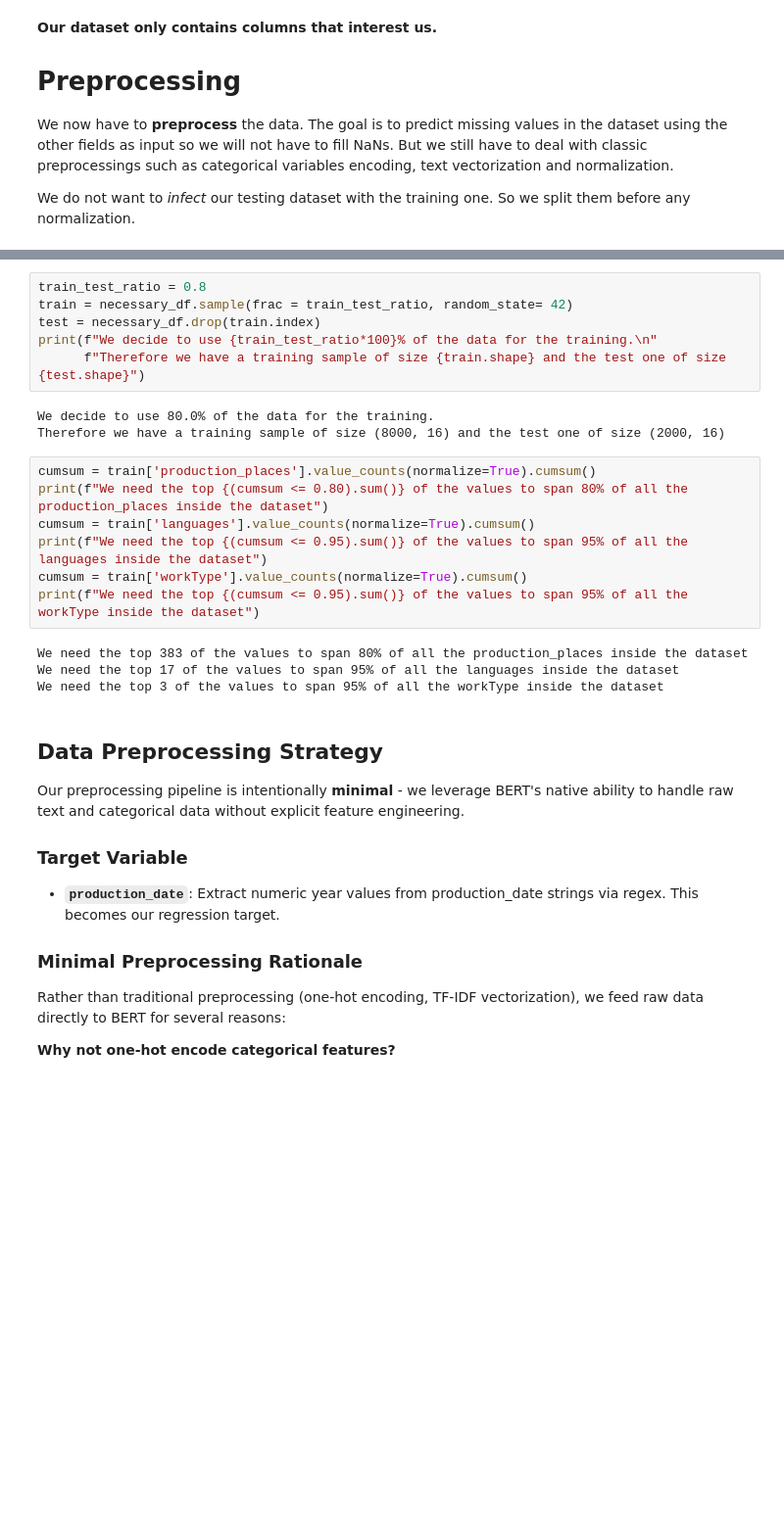
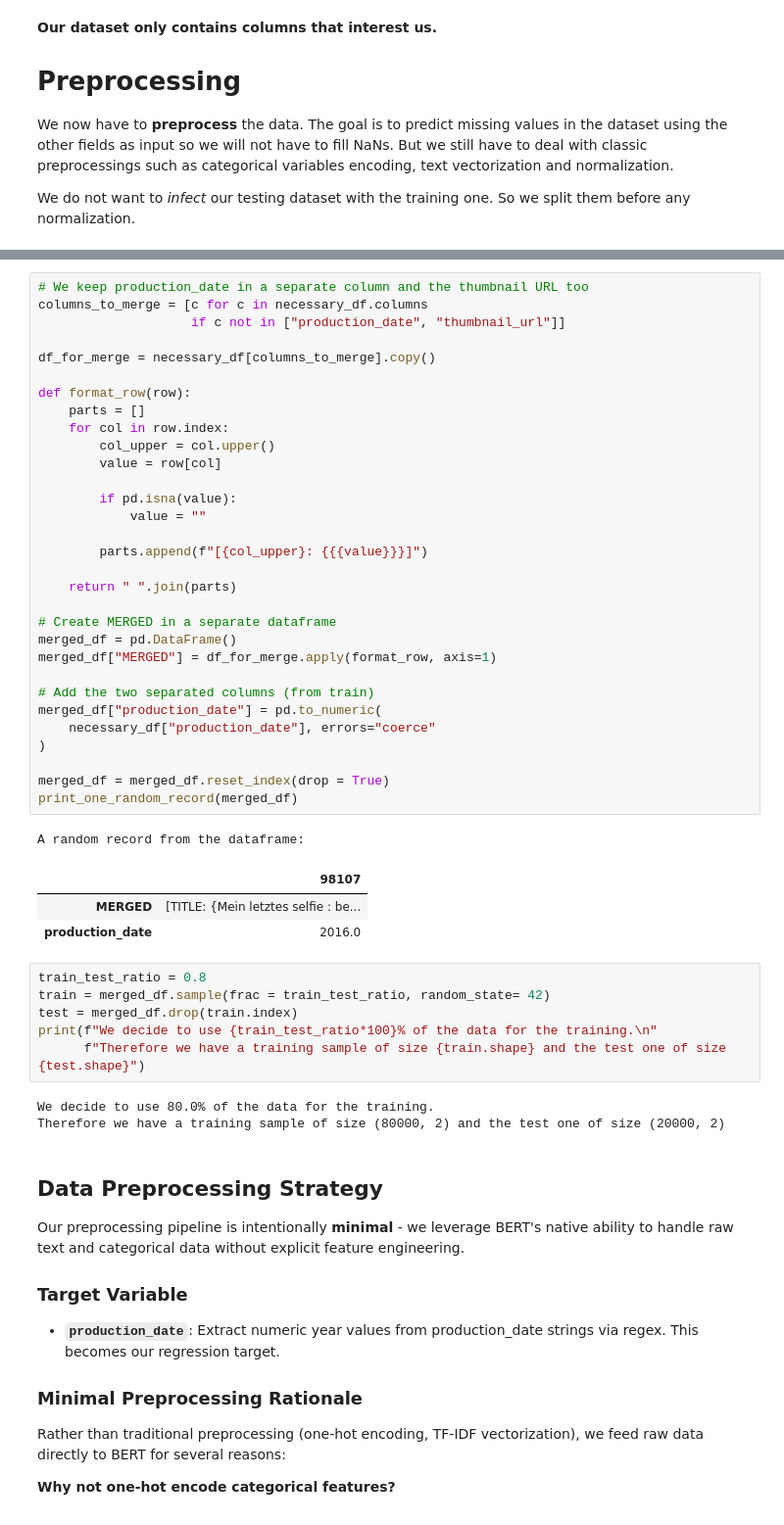
Before and after one commit to loulou413/WellcomeML, a Jupyter notebook: welcomecass.ipynb, the cells around one changed output, grey strips where cells are left out. Shown: that part at 98% size. Drawn from its saved outputs; the diff is of its cells as text; blank space fills up the shorter version.

```diff
--- a/welcomecass.ipynb
+++ b/welcomecass.ipynb
@@ -261,23 +307,48 @@ We do not want to _infect_ our testing dataset with the training one. So we spli
+# %%
+# We keep production_date in a separate column and the thumbnail URL too
+columns_to_merge = [c for c in necessary_df.columns
+                    if c not in ["production_date", "thumbnail_url"]]
+
+df_for_merge = necessary_df[columns_to_merge].copy()
+
+def format_row(row):
+    parts = []
+    for col in row.index:
+        col_upper = col.upper()
+        value = row[col]
+
+        if pd.isna(value):
+            value = ""
+
+        parts.append(f"[{col_upper}: {{{value}}}]")
+
+    return " ".join(parts)
+
+# Create MERGED in a separate dataframe
+merged_df = pd.DataFrame()
+merged_df["MERGED"] = df_for_merge.apply(format_row, axis=1)
+
+# Add the two separated columns (from train)
+merged_df["production_date"] = pd.to_numeric(
+    necessary_df["production_date"], errors="coerce"
+)
+
+merged_df = merged_df.reset_index(drop = True)
+print_one_random_record(merged_df)
+# %% [output]
+A random record from the dataframe:
+|  | 98107 |
+| MERGED | [TITLE: {Mein letztes selfie : be... |
+| production_date | 2016.0 |
 # %%
 train_test_ratio = 0.8
-train = necessary_df.sample(frac = train_test_ratio, random_state= 42)
-test = necessary_df.drop(train.index)
+train = merged_df.sample(frac = train_test_ratio, random_state= 42)
+test = merged_df.drop(train.index)
 print(f"We decide to use {train_test_ratio*100}% of the data for the training.\n"
       f"Therefore we have a training sample of size {train.shape} and the test one of size {test.shape}")
 # %% [output]
 We decide to use 80.0% of the data for the training.
-Therefore we have a training sample of size (8000, 16) and the test one of size (2000, 16)
+Therefore we have a training sample of size (80000, 2) and the test one of size (20000, 2)
-# %%
-cumsum = train['production_places'].value_counts(normalize=True).cumsum()
-print(f"We need the top {(cumsum <= 0.80).sum()} of the values to span 80% of all the production_places inside the dataset")
-cumsum = train['languages'].value_counts(normalize=True).cumsum()
-print(f"We need the top {(cumsum <= 0.95).sum()} of the values to span 95% of all the languages inside the dataset")
-cumsum = train['workType'].value_counts(normalize=True).cumsum()
-print(f"We need the top {(cumsum <= 0.95).sum()} of the values to span 95% of all the workType inside the dataset")
-# %% [output]
-We need the top 383 of the values to span 80% of all the production_places inside the dataset
-We need the top 17 of the values to span 95% of all the languages inside the dataset
-We need the top 3 of the values to span 95% of all the workType inside the dataset
 # %% [markdown]
 ## Data Preprocessing Strategy
 
```
Also changed, not shown: parts of 34 cells of this notebook.
